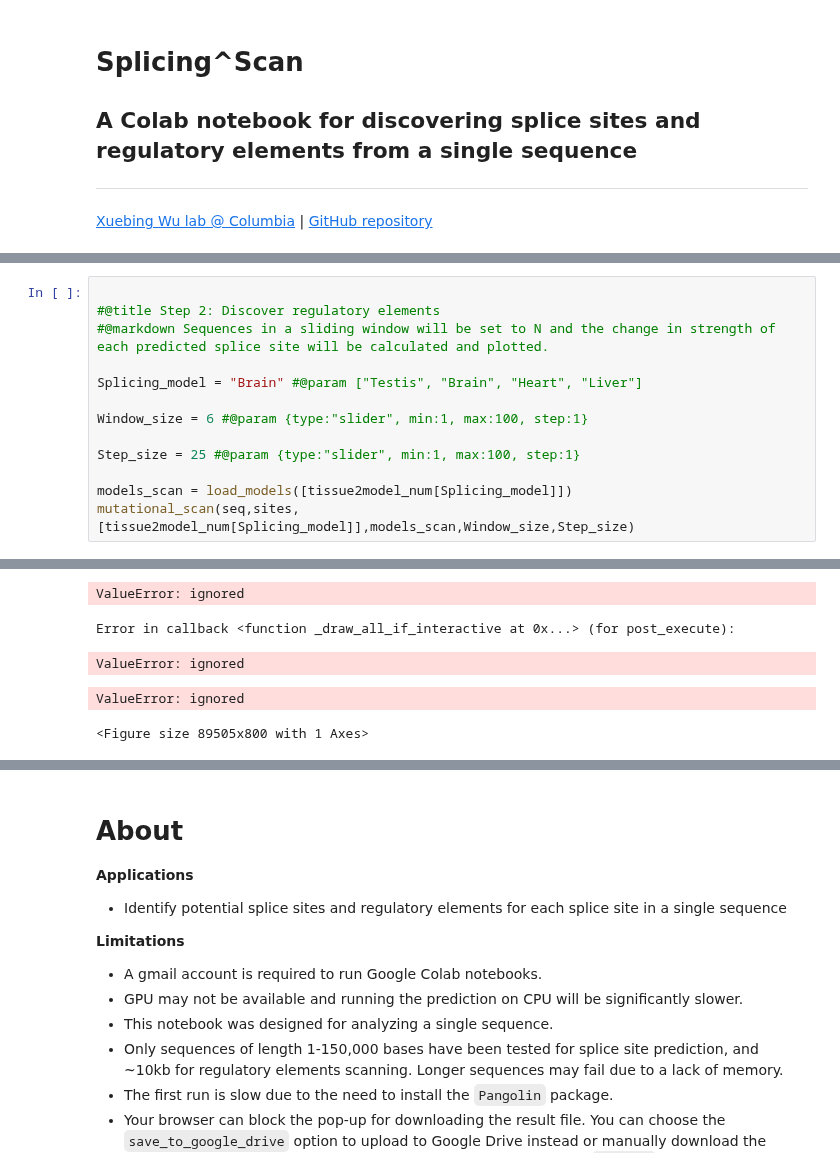
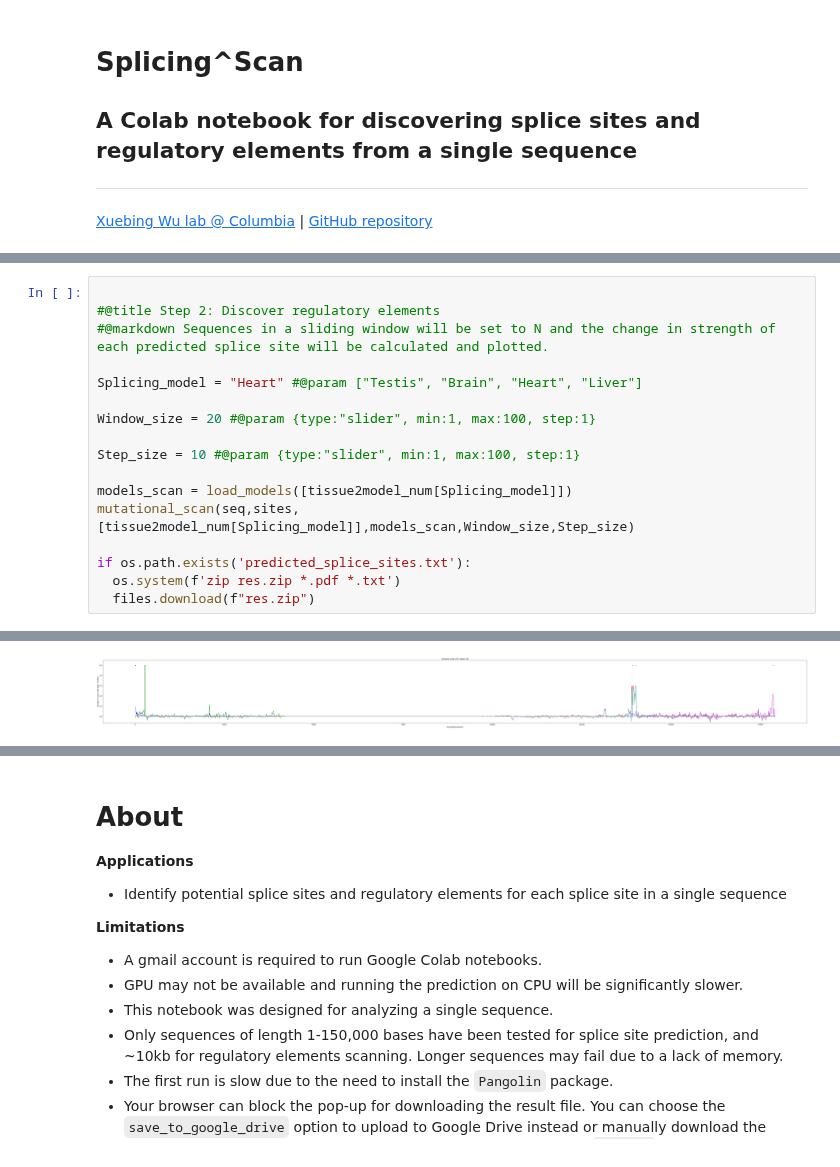
Before and after one commit to xuebingwu/Pangolin, a Jupyter notebook: splicingScan.ipynb, the cells around one changed output, grey strips where cells are left out. Drawn from its saved outputs; the diff is of its cells as text.

```diff
--- a/splicingScan.ipynb
+++ b/splicingScan.ipynb
@@ -135,12 +135,16 @@ Processing /content/SplicingScan
 #@title Step 2: Discover regulatory elements
 #@markdown Sequences in a sliding window will be set to N and the change in strength of each predicted splice site will be calculated and plotted.
 
-Splicing_model = "Brain" #@param ["Testis", "Brain", "Heart", "Liver"]
+Splicing_model = "Heart" #@param ["Testis", "Brain", "Heart", "Liver"]
 
-Window_size = 6 #@param {type:"slider", min:1, max:100, step:1}
+Window_size = 20 #@param {type:"slider", min:1, max:100, step:1}
 
-Step_size = 25 #@param {type:"slider", min:1, max:100, step:1}
+Step_size = 10 #@param {type:"slider", min:1, max:100, step:1}
 
 models_scan = load_models([tissue2model_num[Splicing_model]])
 mutational_scan(seq,sites,[tissue2model_num[Splicing_model]],models_scan,Window_size,Step_size)
+
+if os.path.exists('predicted_splice_sites.txt'):
+  os.system(f'zip res.zip *.pdf *.txt')
+  files.download(f"res.zip")
 # %% [output]
@@ -148,5 +151,0 @@ mutational_scan(seq,sites,[tissue2model_num[Splicing_model]],models_scan,Window_
-ValueError: ignored
-Error in callback <function _draw_all_if_interactive at 0x...> (for post_execute):
-ValueError: ignored
-ValueError: ignored
-<Figure size 89505x800 with 1 Axes>
@@ -152,0 +154 @@ ValueError: ignored
+[figure, added]
```
Also changed, not shown: parts of 3 cells of this notebook.
